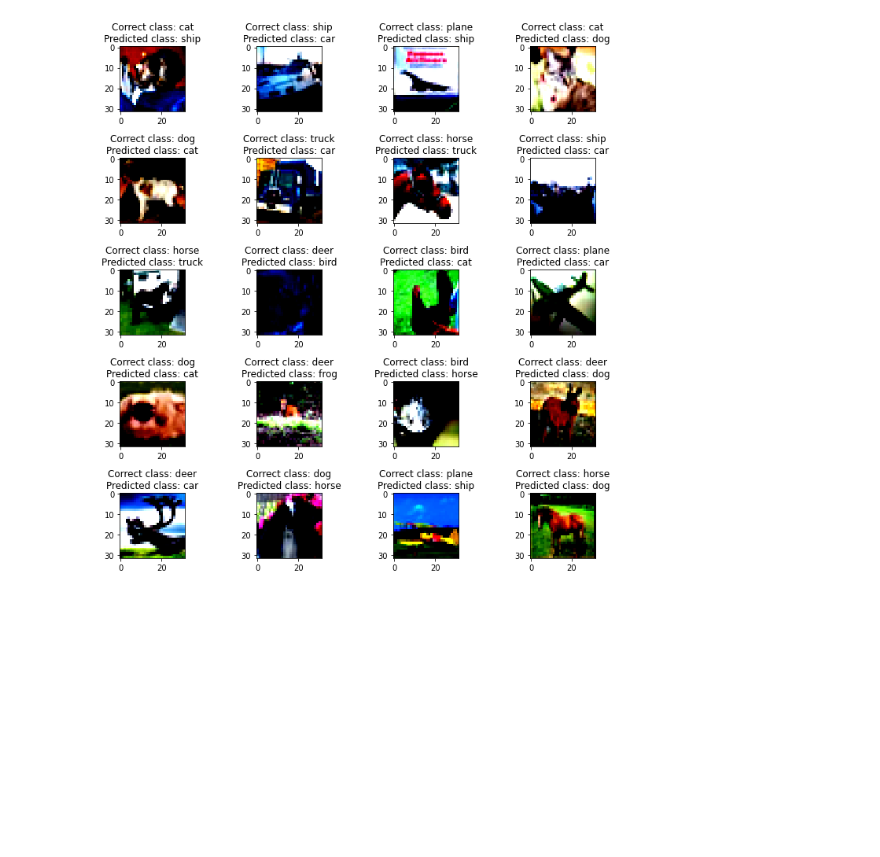
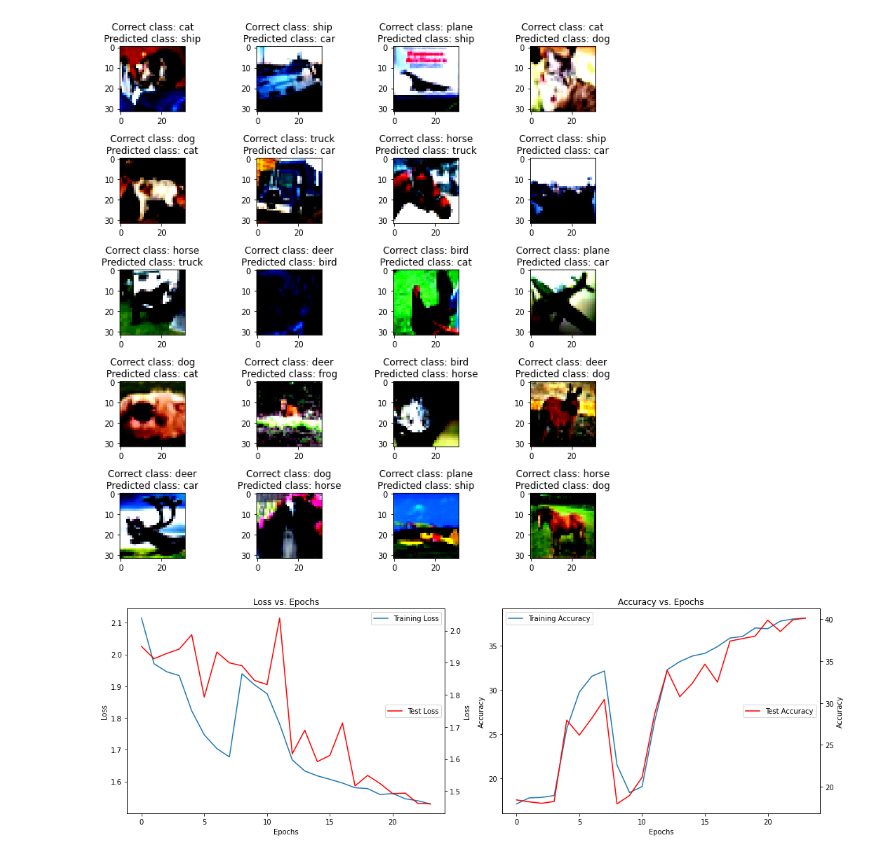
Before and after one commit to shreyash-99/EVA8, a Jupyter notebook: Session_9_Assignment/Session-9_Assignment.ipynb, the cells around one changed output. Cells and saved outputs as stored; diff of their text form; code cells hidden in the pictures; blank space fills up the shorter version.

```diff
--- a/Session_9_Assignment/Session-9_Assignment.ipynb
+++ b/Session_9_Assignment/Session-9_Assignment.ipynb
@@ -235,3 +235,38 @@ WARNING:matplotlib.image:Clipping input data to the valid range for imshow with
 WARNING:matplotlib.image:Clipping input data to the valid range for imshow with RGB data ([0..1] for floats or [0..255] for integers).
 WARNING:matplotlib.image:Clipping input data to the valid range for imshow with RGB data ([0..1] for floats or [0..255] for integers).
 [figure]
+# %%
+def plot_loss_accuracy_graph_OneCLR(trainAcc, trainLoss, testAcc, testLoss):
+
+    fig, ax = plt.subplots(1, 2, figsize=(15, 5))
+
+    # Loss Plot
+    ax[0].plot(trainLoss, label='Training Loss')
+    ax[0].set_xlabel('Epochs')
+    ax[0].set_ylabel('Loss')
+    ax[0].set_title('Loss vs. Epochs')
+    ax[0].legend()
+
+    ax2 = ax[0].twinx()
+    ax2.plot(testLoss, label='Test Loss', color='red')
+    ax2.set_ylabel('Loss')
+    ax2.legend(loc='center right')
+
+    # Accuracy Plot
+    ax[1].plot(trainAcc, label='Training Accuracy')
+    ax[1].set_xlabel('Epochs')
+    ax[1].set_ylabel('Accuracy')
+    ax[1].set_title('Accuracy vs. Epochs')
+    ax[1].legend()
+
+    ax2 = ax[1].twinx()
+    ax2.plot(testAcc, label='Test Accuracy', color='red')
+    ax2.set_ylabel('Accuracy')
+    ax2.legend(loc='center right')
+
+    plt.tight_layout()
+    plt.show()
+# %%
+plot_loss_accuracy_graph_OneCLR(history[0], history[1], history[2], history[3])
+# %% [output]
+[figure, added]
```
Also changed, not shown: 1 other file.
